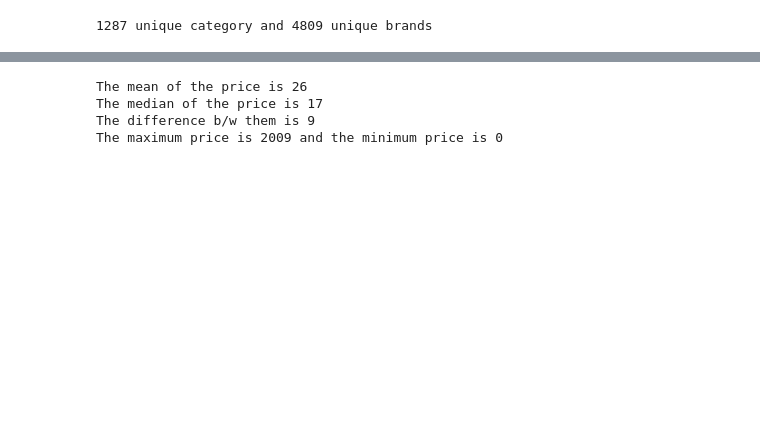
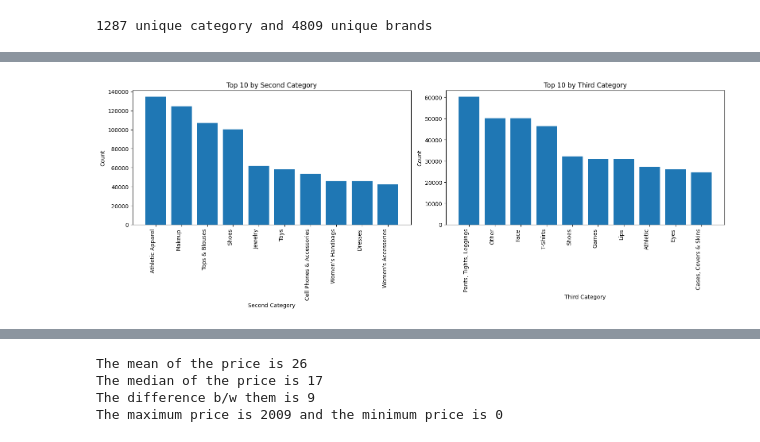
Before and after one commit to zaXai558/Mercari, a Jupyter notebook: main.ipynb, the cells around one changed output, grey strips where cells are left out. Drawn from its saved outputs; the diff is of its cells as text; code cells hidden in the pictures; blank space fills up the shorter version.

```diff
--- a/main.ipynb
+++ b/main.ipynb
@@ -73,0 +99,26 @@ train[['First_cat', 'Second_cat', 'Third_cat']] = train['category_name'].apply(s
+# %%
+# Bar Plots for Top 10 Second Category
+plt.figure(figsize=(16,6))
+plt.subplot(1,2,1)
+category_column1 = train['Second_cat']
+category_counts1 = category_column1.value_counts()
+top_10_categories1 = category_counts1.head(10)
+plt.bar(top_10_categories1.index, top_10_categories1.values) # type: ignore
+plt.xlabel('Second Category')
+plt.ylabel('Count')
+plt.title('Top 10 by Second Category')
+plt.xticks(rotation=90, ha='right')
+plt.tight_layout()
+
+plt.subplot(1,2,2)
+category_column2 = train['Third_cat']
+category_counts2 = category_column2.value_counts()
+top_10_categories2 = category_counts2.head(10)
+plt.bar(top_10_categories2.index, top_10_categories2.values) # type: ignore
+plt.xlabel('Third Category')
+plt.ylabel('Count')
+plt.title('Top 10 by Third Category')
+plt.xticks(rotation=90, ha='right')
+plt.tight_layout()
+# %% [output]
+[figure, added]
```
Also changed, not shown: parts of 9 cells of this notebook, 1 other file.
